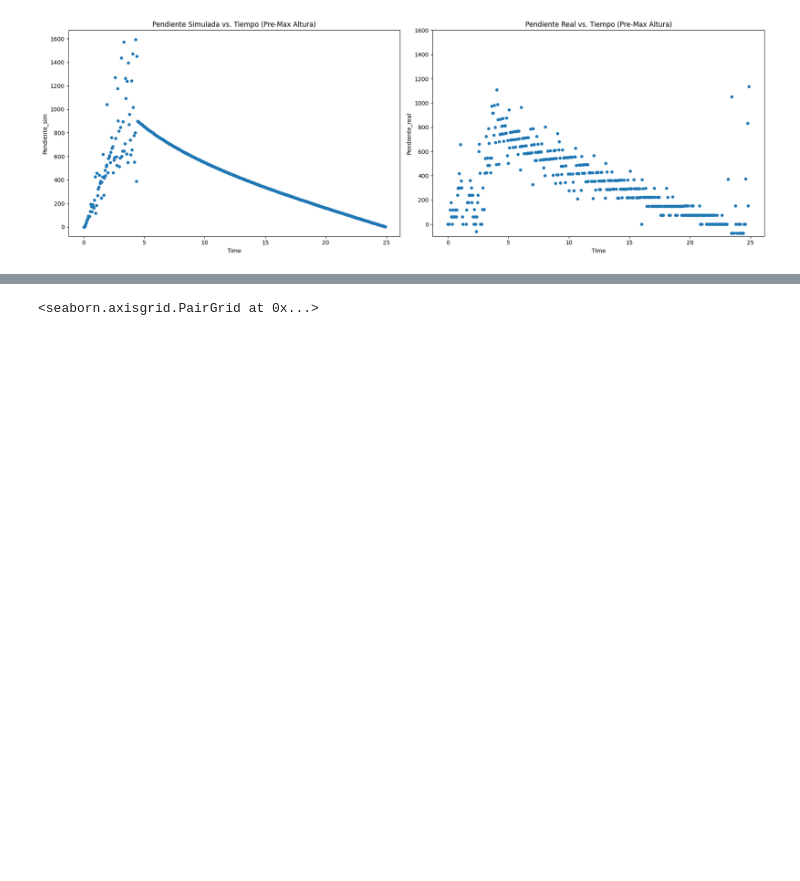
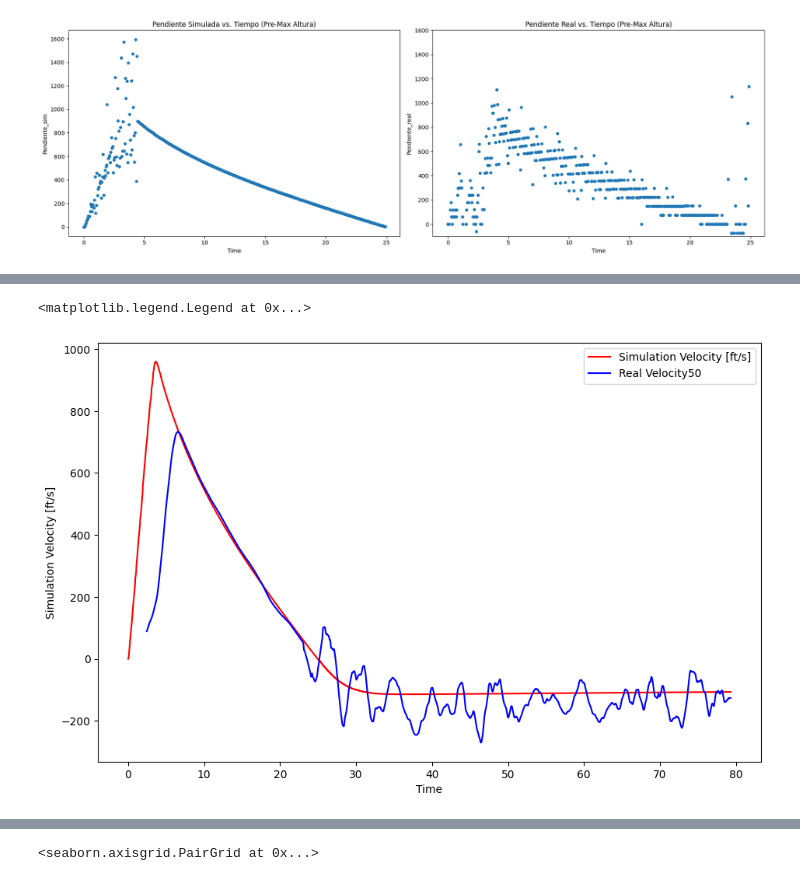
Before and after one commit to lolo-pb/micrography-imgpro-Deploy, a Jupyter notebook: AnalisisDatosVuelo/VueloVsSimulacion.ipynb, the cells around one changed output, grey strips where cells are left out. Saved outputs shown, nothing was run; the diff lists cells and outputs as text; code cells hidden in the pictures; blank space fills up the shorter version.

```diff
--- a/AnalisisDatosVuelo/VueloVsSimulacion.ipynb
+++ b/AnalisisDatosVuelo/VueloVsSimulacion.ipynb
@@ -152,0 +216,18 @@ outliers[~outliers.isin(outliers_severos)][outliers['Pendiente_real'] < 0].dropn
+# %%
+plt.figure(figsize=(11,7))
+
+# # Media movil 20 (hay 20 datos por segundo)
+# df_MM_vel20 = pd.DataFrame(df['Velocity'].rolling(window=20).mean()).rename(columns={'Velocity':'Real Velocity20'})
+
+# Media movil 50
+df_MM_vel50 = pd.DataFrame(df['Velocity'].rolling(window=50).mean()).rename(columns={'Velocity':'Real Velocity50'})
+
+# sns.lineplot(data=df, x='Time', y='Velocity', color='orange', label='Real Velocity')
+sns.lineplot(data=df, x='Time', y='Simulation Velocity [ft/s]', color='red', label='Simulation Velocity [ft/s]')
+# sns.lineplot(data=pd.concat([df, df_MM_vel20], axis=1), x='Time', y='Real Velocity20', color='green', label='Real Velocity20')
+sns.lineplot(data=pd.concat([df, df_MM_vel50], axis=1), x='Time', y='Real Velocity50', color='blue', label='Real Velocity50')
+
+plt.legend()
+# %% [output]
+<matplotlib.legend.Legend at 0x...>
+[figure, added]
```
Also changed, not shown: parts of 21 cells of this notebook.
